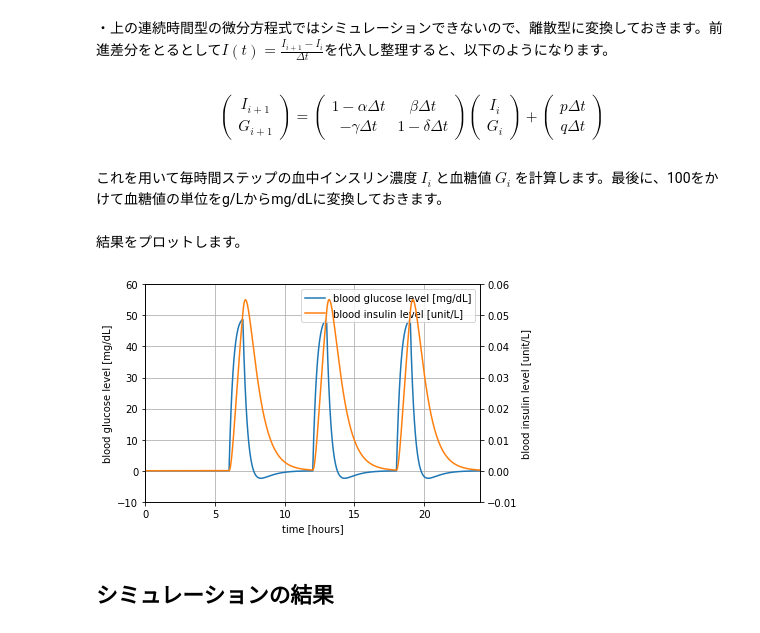
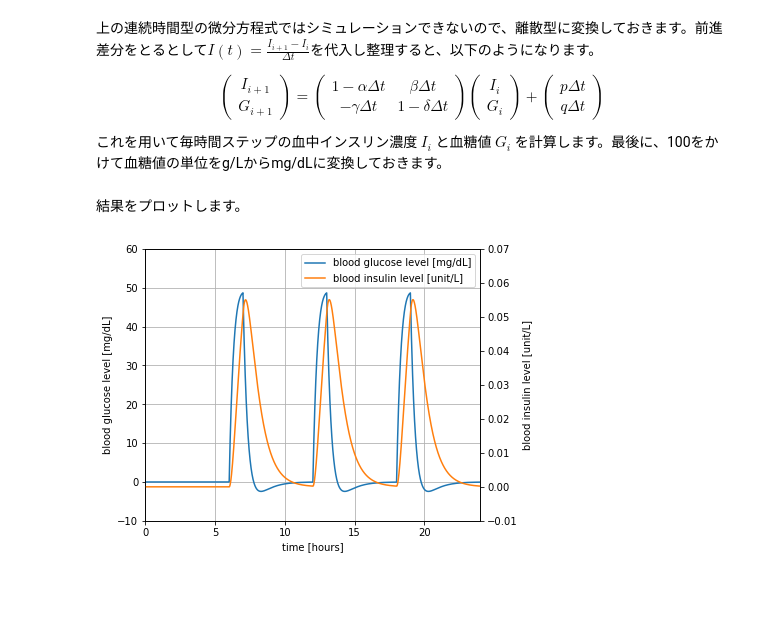
Before and after one commit to oumpy/hp_management, a Jupyter notebook: content/articles/2020sy/blog/bloodsugar_simulation.ipynb, the cells around one changed output. Cells and saved outputs as stored; diff of their text form; code cells hidden in the pictures; blank space fills up the shorter version.

```diff
--- a/content/articles/2020sy/blog/bloodsugar_simulation.ipynb
+++ b/content/articles/2020sy/blog/bloodsugar_simulation.ipynb
@@ -65,9 +56,9 @@ q = np.zeros((1, 2401))
 q[0, 601:700] = 100/60
 q[0, 1201:1300] = 100/60
 q[0, 1801:1900] = 100/60
-# %% [markdown]
-・上の連続時間型の微分方程式ではシミュレーションできないので、離散型に変換しておきます。前進差分をとるとして$I(t) = \frac{I_{i + 1} - I_{i}}{\Delta t}$を代入し整理すると、以下のようになります。
 # %% [markdown]
+上の連続時間型の微分方程式ではシミュレーションできないので、離散型に変換しておきます。前進差分をとるとして$I(t) = \frac{I_{i + 1} - I_{i}}{\Delta t}$を代入し整理すると、以下のようになります。
+
 $$
 \begin{pmatrix}
 I_{i + 1} \\
@@ -88,8 +79,8 @@ p \Delta t \\
 q \Delta t
 \end{pmatrix}
 $$
+
+これを用いて毎時間ステップの血中インスリン濃度 $I_i$ と血糖値 $G_i$ を計算します。最後に、100をかけて血糖値の単位をg/Lからmg/dLに変換しておきます。
-# %% [markdown]
-これを用いて毎時間ステップの血中インスリン濃度 $I_i$ と血糖値 $G_i$ を計算します。最後に、100をかけて血糖値の単位をg/Lからmg/dLに変換しておきます。
 # %%
 A = np.array([[1-alpha*dt, beta*dt], [-gamma*dt, 1-delta*dt]])
 P = np.concatenate((p, q), axis = 0) * dt
@@ -102,29 +93,28 @@ x[1, :] = x[1, :] * 100
 # %% [markdown]
 結果をプロットします。
 # %%
-fig = plt.figure()
+fig = plt.figure(figsize=(6,5))
 ax1 = fig.add_subplot(111)
 ln1 = ax1.plot(t, x[1, :], 'C0', label = "blood glucose level [mg/dL]")
 
 ax2 = ax1.twinx()
 ln2 = plt.plot(t, x[0, :], 'C1',label = "blood insulin level [unit/L]")
 
 h1, l1 = ax1.get_legend_handles_labels()
 h2, l2 = ax2.get_legend_handles_labels()
 ax1.legend(h1+h2, l1+l2, loc='upper right', fontsize=10)
 
 ax1.set_xlabel('time [hours]')
 ax1.set_ylabel(r'blood glucose level [mg/dL]')
 ax1.set_xlim([0,24])
 ax1.set_ylim([-10,60])
+
 ax1.grid(True)
 ax2.set_ylabel(r'blood insulin level [unit/L]')
 ax2.set_xlim([0,24])
-ax2.set_ylim([-0.01,0.06])
+ax2.set_ylim([-0.01,0.07])
 
 plt.show()
 # %% [output]
-[figure, old version]
+[figure, new version]
-# %% [markdown]
-## シミュレーションの結果
 # %% [markdown]
```
Also changed, not shown: parts of 36 cells of this notebook.
